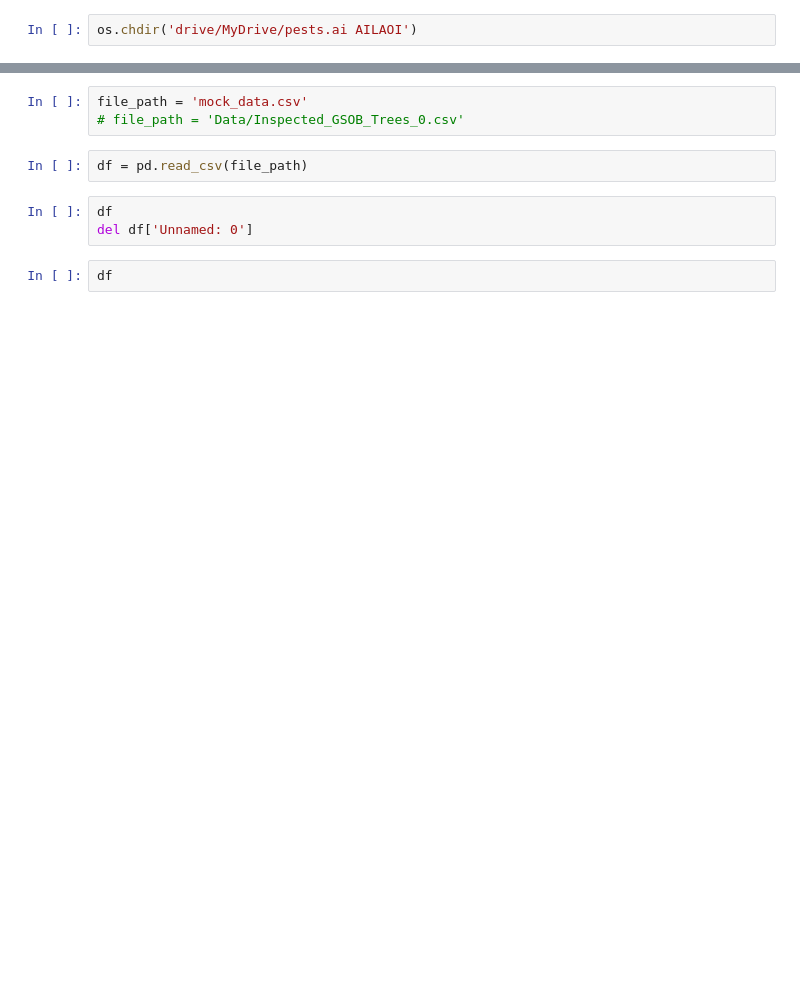
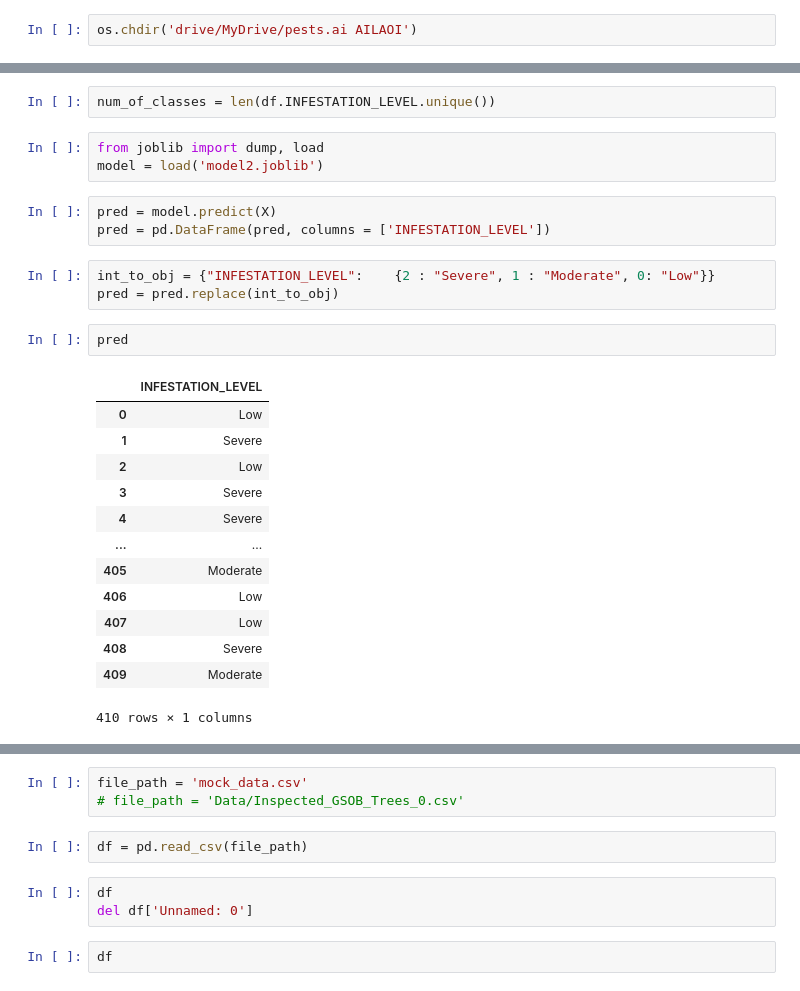
Before and after one commit to willxxy/AILAOI, a Jupyter notebook: Final/PestAI_predict.ipynb, the cells around one changed output, grey strips where cells are left out. Cells and saved outputs as stored; diff of their text form; blank space fills up the shorter version.

```diff
--- a/Final/PestAI_predict.ipynb
+++ b/Final/PestAI_predict.ipynb
@@ -16,0 +142,27 @@ os.chdir('drive/MyDrive/pests.ai AILAOI')
+# %%
+num_of_classes = len(df.INFESTATION_LEVEL.unique())
+# %%
+from joblib import dump, load
+model = load('model2.joblib')
+# %%
+pred = model.predict(X)
+pred = pd.DataFrame(pred, columns = ['INFESTATION_LEVEL'])
+# %%
+int_to_obj = {"INFESTATION_LEVEL":    {2 : "Severe", 1 : "Moderate", 0: "Low"}}
+pred = pred.replace(int_to_obj)
+# %%
+pred
+# %% [output]
+|  | INFESTATION_LEVEL |
+| 0 | Low |
+| 1 | Severe |
+| 2 | Low |
+| 3 | Severe |
+| 4 | Severe |
+| ... | ... |
+| 405 | Moderate |
+| 406 | Low |
+| 407 | Low |
+| 408 | Severe |
+| 409 | Moderate |
+410 rows × 1 columns
```
Also changed, not shown: parts of 19 cells of this notebook, 2 other files.
